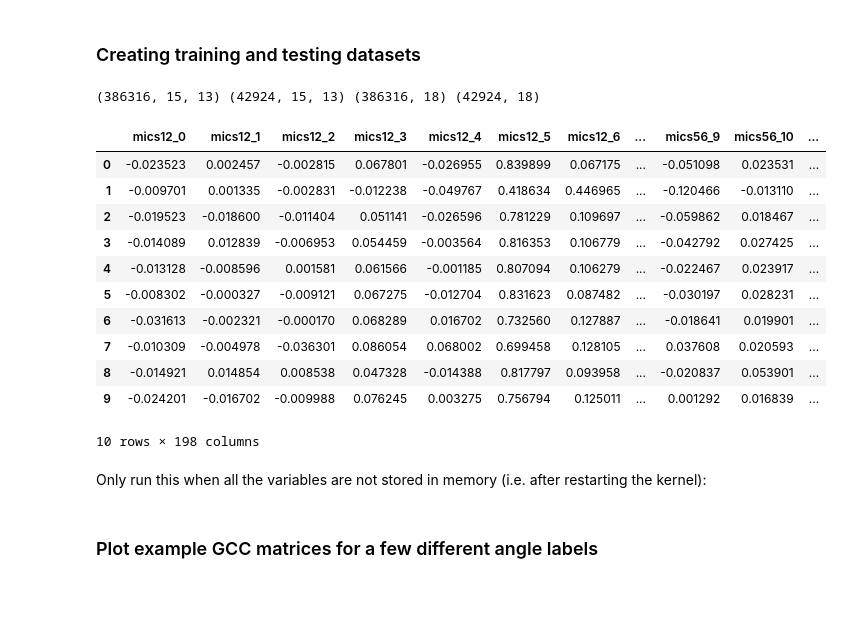
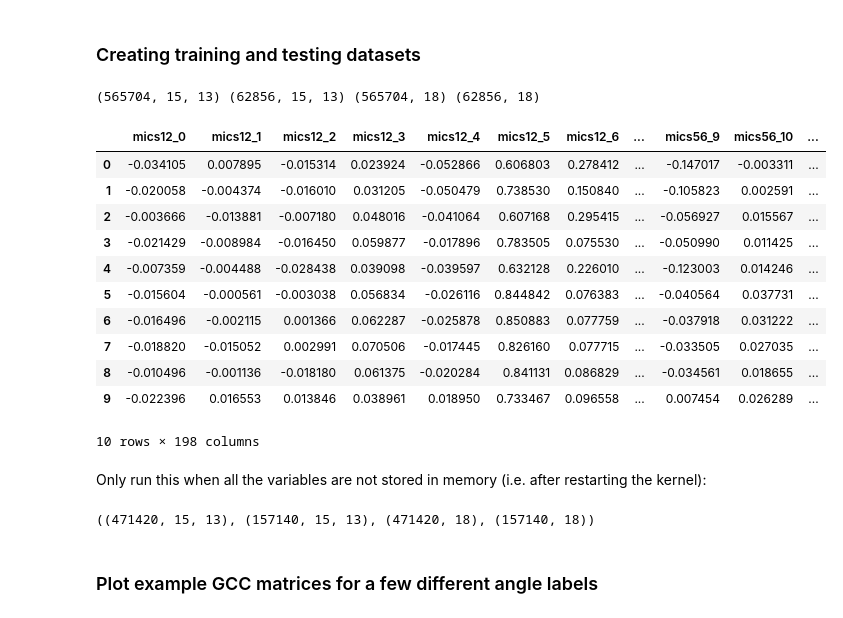
Before and after one commit to thomson008/MEng-project, a Jupyter notebook: Jupyter Notebooks/CNN_DOA.ipynb, the cells around one changed output. Cells and saved outputs as stored; diff of their text form; code cells hidden in the pictures.

```diff
--- a/Jupyter Notebooks/CNN_DOA.ipynb
+++ b/Jupyter Notebooks/CNN_DOA.ipynb
@@ -38,10 +48,10 @@ from joblib import dump, load
 RESOLUTION = 20
 
 # Number of samples to include while creating one ML feature
-SAMPLES = 2205
+SAMPLES = 2048
 
 # Determines the overlap of samples between consecutive features
-STEP = 1500
+STEP = 1024
 
 # Rooms dimensions
 ROOMS = {
@@ -483,41 +494,44 @@ def create_dataframe(test=0.1, samples=20, step=5, resolution=20, is_info=False)
 
     return pd.concat(dataframes, ignore_index=True)
 # %%
-# df = create_dataframe(is_info=True, samples=SAMPLES, step=STEP, resolution=RESOLUTION)
-# df.to_csv('../training_data/dataset.csv')
+df = create_dataframe(is_info=True, samples=SAMPLES, step=STEP, resolution=RESOLUTION)
+df.to_csv('../training_data/dataset.csv')
 
-# # Split to train and test sets
-# df_train, df_test = train_test_split(df, test_size=0.1)
+# Split to train and test sets
+df_train, df_test = train_test_split(df, test_size=0.25)
 
-# # Create numpy arrays with observations and one-hot labels
-# encoder = OneHotEncoder(handle_unknown='ignore', sparse=False)
-# X_train, y_train, X_test, y_test = create_whole_dataset(df_train, df_test, encoder)
-
+# Create numpy arrays with observations and one-hot labels
+encoder = OneHotEncoder(handle_unknown='ignore', sparse=False)
+X_train, y_train, X_test, y_test = create_whole_dataset(df_train, df_test, encoder)
 
 print(np.shape(X_train), np.shape(X_test), np.shape(y_train), np.shape(y_test))
 pd.set_option('display.max_columns', 15)
 df.head(10)
 # %% [output]
-(386316, 15, 13) (42924, 15, 13) (386316, 18) (42924, 18)
+(565704, 15, 13) (62856, 15, 13) (565704, 18) (62856, 18)
 |  | mics12_0 | mics12_1 | mics12_2 | mics12_3 | mics12_4 | mics12_5 | mics12_6 | ... | mics56_9 | mics56_10 | ... |
-| 0 | -0.023523 | 0.002457 | -0.002815 | 0.067801 | -0.026955 | 0.839899 | 0.067175 | ... | -0.051098 | 0.023531 | ... |
-| 1 | -0.009701 | 0.001335 | -0.002831 | -0.012238 | -0.049767 | 0.418634 | 0.446965 | ... | -0.120466 | -0.013110 | ... |
-| 2 | -0.019523 | -0.018600 | -0.011404 | 0.051141 | -0.026596 | 0.781229 | 0.109697 | ... | -0.059862 | 0.018467 | ... |
-| 3 | -0.014089 | 0.012839 | -0.006953 | 0.054459 | -0.003564 | 0.816353 | 0.106779 | ... | -0.042792 | 0.027425 | ... |
-| 4 | -0.013128 | -0.008596 | 0.001581 | 0.061566 | -0.001185 | 0.807094 | 0.106279 | ... | -0.022467 | 0.023917 | ... |
-| 5 | -0.008302 | -0.000327 | -0.009121 | 0.067275 | -0.012704 | 0.831623 | 0.087482 | ... | -0.030197 | 0.028231 | ... |
-| 6 | -0.031613 | -0.002321 | -0.000170 | 0.068289 | 0.016702 | 0.732560 | 0.127887 | ... | -0.018641 | 0.019901 | ... |
-| 7 | -0.010309 | -0.004978 | -0.036301 | 0.086054 | 0.068002 | 0.699458 | 0.128105 | ... | 0.037608 | 0.020593 | ... |
-| 8 | -0.014921 | 0.014854 | 0.008538 | 0.047328 | -0.014388 | 0.817797 | 0.093958 | ... | -0.020837 | 0.053901 | ... |
-| 9 | -0.024201 | -0.016702 | -0.009988 | 0.076245 | 0.003275 | 0.756794 | 0.125011 | ... | 0.001292 | 0.016839 | ... |
+| 0 | -0.034105 | 0.007895 | -0.015314 | 0.023924 | -0.052866 | 0.606803 | 0.278412 | ... | -0.147017 | -0.003311 | ... |
+| 1 | -0.020058 | -0.004374 | -0.016010 | 0.031205 | -0.050479 | 0.738530 | 0.150840 | ... | -0.105823 | 0.002591 | ... |
+| 2 | -0.003666 | -0.013881 | -0.007180 | 0.048016 | -0.041064 | 0.607168 | 0.295415 | ... | -0.056927 | 0.015567 | ... |
+| 3 | -0.021429 | -0.008984 | -0.016450 | 0.059877 | -0.017896 | 0.783505 | 0.075530 | ... | -0.050990 | 0.011425 | ... |
+| 4 | -0.007359 | -0.004488 | -0.028438 | 0.039098 | -0.039597 | 0.632128 | 0.226010 | ... | -0.123003 | 0.014246 | ... |
+| 5 | -0.015604 | -0.000561 | -0.003038 | 0.056834 | -0.026116 | 0.844842 | 0.076383 | ... | -0.040564 | 0.037731 | ... |
+| 6 | -0.016496 | -0.002115 | 0.001366 | 0.062287 | -0.025878 | 0.850883 | 0.077759 | ... | -0.037918 | 0.031222 | ... |
+| 7 | -0.018820 | -0.015052 | 0.002991 | 0.070506 | -0.017445 | 0.826160 | 0.077715 | ... | -0.033505 | 0.027035 | ... |
+| 8 | -0.010496 | -0.001136 | -0.018180 | 0.061375 | -0.020284 | 0.841131 | 0.086829 | ... | -0.034561 | 0.018655 | ... |
+| 9 | -0.022396 | 0.016553 | 0.013846 | 0.038961 | 0.018950 | 0.733467 | 0.096558 | ... | 0.007454 | 0.026289 | ... |
 10 rows × 198 columns
 # %% [markdown]
 Only run this when all the variables are not stored in memory (i.e. after restarting the kernel):
 # %%
-df = pd.read_csv('../training_data/dataset.csv')
+df = pd.read_csv('../training_data/dataset.csv', index_col=[0])
+df_train, df_test = train_test_split(df, test_size=0.25)
 encoder = OneHotEncoder(handle_unknown='ignore', sparse=False)
-X_train, y_train, X_test, y_test = create_whole_dataset(df, encoder, test=0.1)
+encoder.fit([[label] for label in df_train['label']])
+X_train, y_train, X_test, y_test = create_whole_dataset(df_train, df_test, encoder)
 np.shape(X_train), np.shape(X_test), np.shape(y_train), np.shape(y_test)
+# %% [output]
+((471420, 15, 13), (157140, 15, 13), (471420, 18), (157140, 18))
 # %% [markdown]
 ### Plot example GCC matrices for a few different angle labels
 # %%
```
Also changed, not shown: parts of 13 cells of this notebook.
